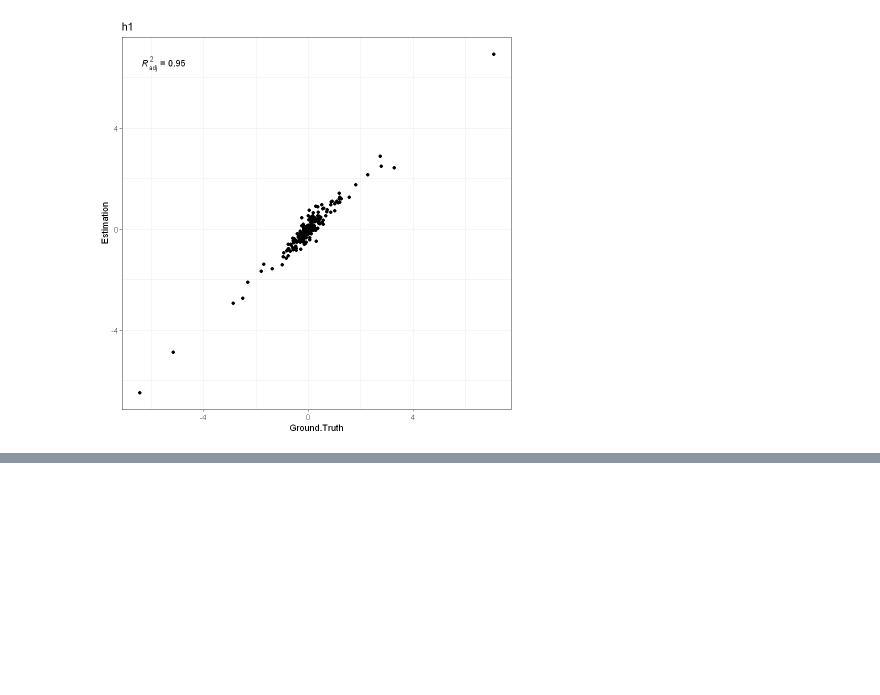
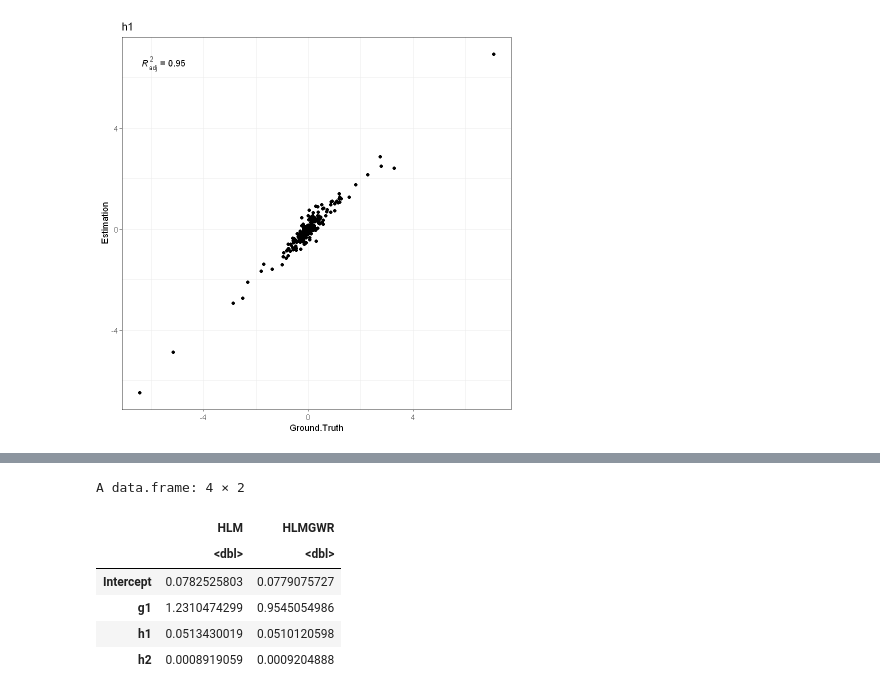
Before and after one commit to HPDell/hgwr, a Jupyter notebook: scripts/check_result.ipynb, the cells around one changed output, grey strips where cells are left out. Drawn from its saved outputs; the diff is of its cells as text; code cells hidden in the pictures; blank space fills up the shorter version.

```diff
--- a/scripts/check_result.ipynb
+++ b/scripts/check_result.ipynb
@@ -299,0 +301,20 @@ A data.frame: 4 × 2
+# %%
+data.frame(
+    HLM = c(mean((beta0$Intercept - hlm_beta$Intercept)^2),
+            mean((beta0$g1 - hlm_beta$g1)^2),
+            mean((beta0$h1 - hlm_beta$h1)^2),
+            mean((beta0$h2 - hlm_beta$h2)^2)),
+    HLMGWR = c(mean((beta0$Intercept - hlmgwr_coef$Intercept)^2),
+               mean((beta0$g1 - hlmgwr_coef$g1)^2),
+               mean((beta0$h1 - hlmgwr_coef$h1)^2),
+               mean((beta0$h2 - hlmgwr_coef$h2)^2)),
+    row.names = c("Intercept", "g1", "h1", "h2")
+)
+# %% [output]
+A data.frame: 4 × 2
+|  | HLM | HLMGWR |
+|  | <dbl> | <dbl> |
+| Intercept | 0.0782525803 | 0.0779075727 |
+| g1 | 1.2310474299 | 0.9545054986 |
+| h1 | 0.0513430019 | 0.0510120598 |
+| h2 | 0.0008919059 | 0.0009204888 |
```
Also changed, not shown: parts of 4 cells of this notebook.
